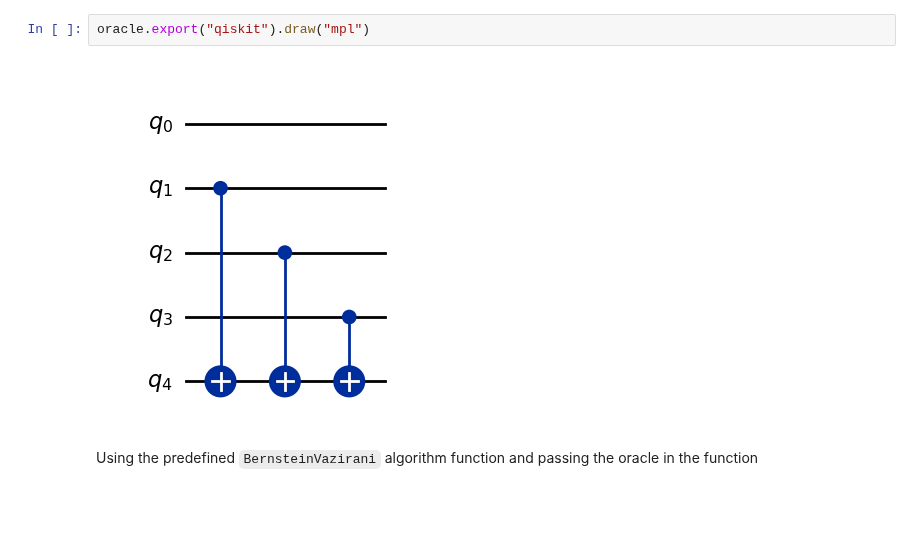
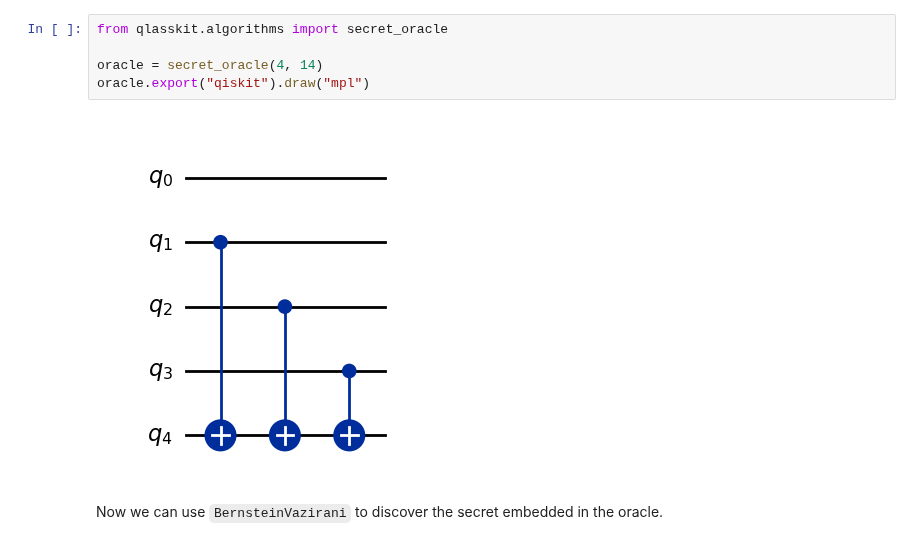
Before and after one commit to dakk/qlasskit, a Jupyter notebook: docs/source/example_bernstein_vazirani.ipynb, the cells around one changed output. Cells and saved outputs as stored; diff of their text form; blank space fills up the shorter version.

```diff
--- a/docs/source/example_bernstein_vazirani.ipynb
+++ b/docs/source/example_bernstein_vazirani.ipynb
@@ -24,9 +18,12 @@ Printing the circuit formed in Qiskit draw format
-# %%
-oracle.export("qiskit").draw("mpl")
-# %% [output]
-[figure, removed]
-# %% [markdown]
-Using the predefined `BernsteinVazirani` algorithm function and passing the oracle in the function
+# %%
+from qlasskit.algorithms import secret_oracle
+
+oracle = secret_oracle(4, 14)
+oracle.export("qiskit").draw("mpl")
+# %% [output]
+[figure, added]
+# %% [markdown]
+Now we can use `BernsteinVazirani` to discover the secret embedded in the oracle.
 # %%
 from qlasskit.algorithms import BernsteinVazirani
 
```
Also changed, not shown: parts of 14 cells of this notebook, 1 other file.
